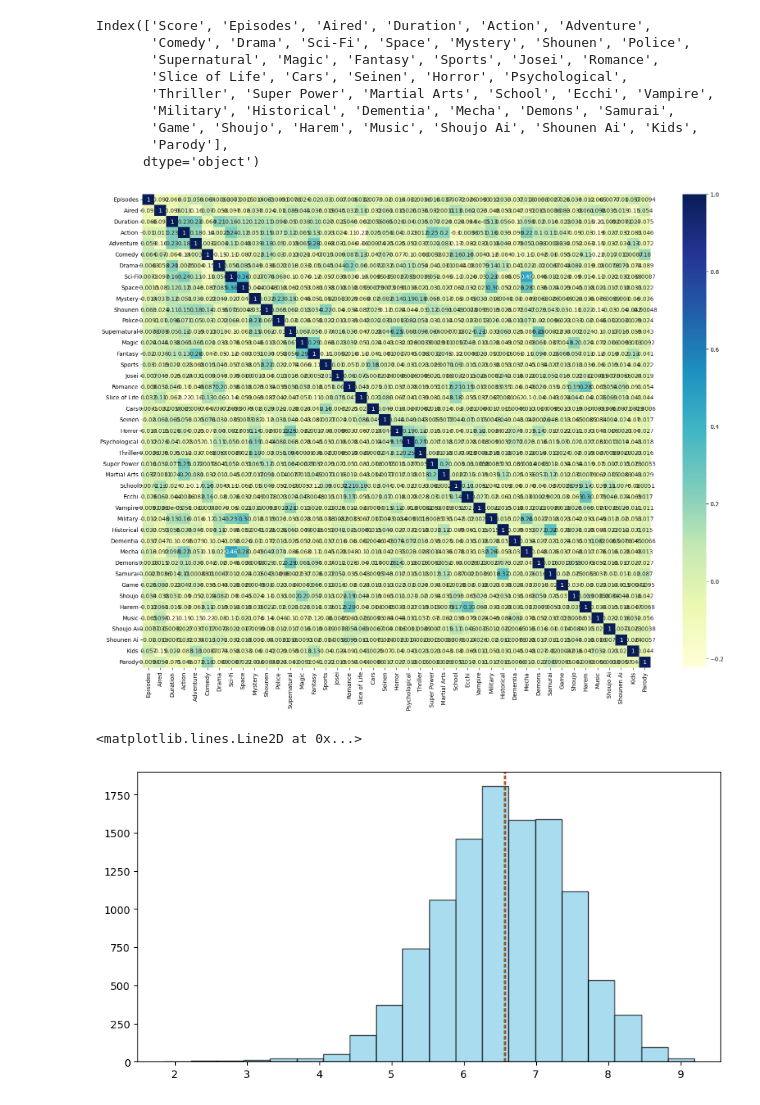
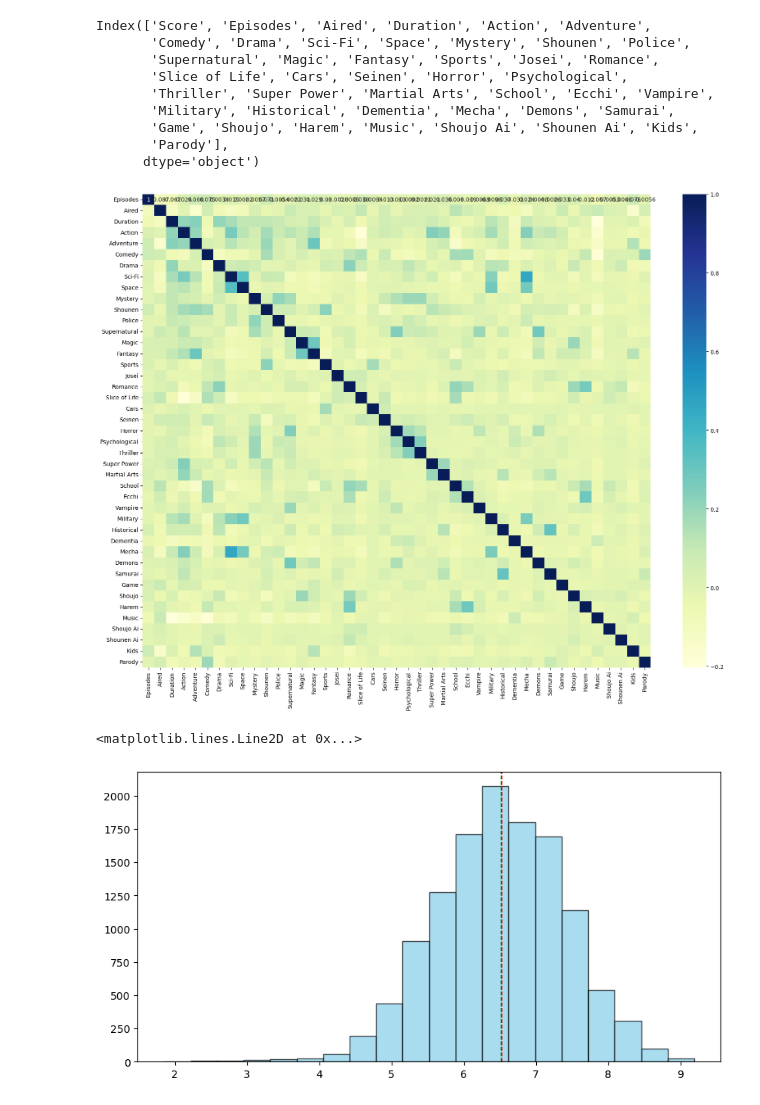
Before and after one commit to AlFarabiDHK/Anime-Recommender, a Jupyter notebook: Neural_Network_no_popularity.ipynb, the cells around one changed output. Saved outputs shown, nothing was run; the diff lists cells and outputs as text; code cells hidden in the pictures.

```diff
--- a/Neural_Network_no_popularity.ipynb
+++ b/Neural_Network_no_popularity.ipynb
@@ -81,7 +81,7 @@ print(len(df[df["Score"] == "Unknown"]["Name"]))
 print(df[df["Score"] == "Unknown"]["Name"].head(10))
 # Drop all rows with 'Unknown' in the 'Score', 'Ranked', and 'Aired' column
 df = df[df['Score'] != 'Unknown']
-df = df[df['Ranked'] != 'Unknown']
+# df = df[df['Ranked'] != 'Unknown']
 df = df[df['Aired'] != 'Unknown']
 # %% [output]
 516
@@ -153,11 +153,11 @@ Name: Duration, dtype: int64
 df['Score'] = df['Score'].astype(float)
 df['Episodes'] = df['Episodes'].astype(np.int64)
 df['Popularity'] = df['Popularity'].astype(np.int64)
-df['Members'] = df['Members'].astype(np.int64)
-df['Completed'] = df['Completed'].astype(np.int64)
-df['Dropped'] = df['Dropped'].astype(np.int64)
-df['Ranked'] = df['Ranked'].astype(float)
-df['Plan to Watch'] = df['Plan to Watch'].astype(np.int64)
+# df['Members'] = df['Members'].astype(np.int64)
+# df['Completed'] = df['Completed'].astype(np.int64)
+# df['Dropped'] = df['Dropped'].astype(np.int64)
+# df['Ranked'] = df['Ranked'].astype(float)
+# df['Plan to Watch'] = df['Plan to Watch'].astype(np.int64)
 # %% [markdown]
 ## 4. Data Visualization
 # %%
@@ -215,18 +215,18 @@ Index(['Score', 'Episodes', 'Aired', 'Duration', 'Action', 'Adventure',
 # %%
 
 scaler = StandardScaler()
 
 # Fit the scaler to the 'Aired', 'Completed', 'Dropped', and 'Favorites' columns and transform them
 df[['Episodes', 'Duration', 'Aired']] = scaler.fit_transform(df[['Episodes', 'Duration', 'Aired']])
 X = df.drop('Score', axis=1)
 y = df['Score']
 
-X_train, X_test, y_train, y_test = train_test_split(X, y, test_size=0.2, random_state=42)
+# X_train, X_test, y_train, y_test = train_test_split(X, y, test_size=0.2, random_state=42)
 plt.figure(figsize=(20,15))
-sns.heatmap(X_train.corr(), annot=True, cmap='YlGnBu')
+sns.heatmap(X.corr(), annot=True, cmap='YlGnBu')
 plt.show()
 # %% [output]
-[figure, old version]
+[figure, new version]
 # %%
 plt.figure(figsize=(10, 5))
 plt.hist(df['Score'], bins=20, color='skyblue', edgecolor='black', alpha=0.7)
@@ -234,5 +234,5 @@ plt.axvline(df['Score'].median(), color='red', linestyle='dashed', linewidth=1)
 plt.axvline(df['Score'].mean(), color='green', linestyle='dashed', linewidth=1)
 # %% [output]
 <matplotlib.lines.Line2D at 0x...>
-[figure, old version]
+[figure, new version]
 # %%
```
Also changed, not shown: parts of 8 cells of this notebook, 4 other files.
